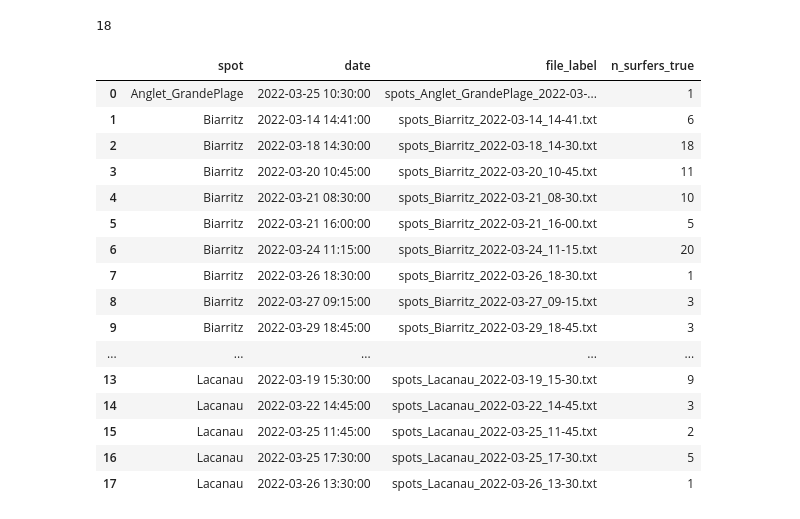
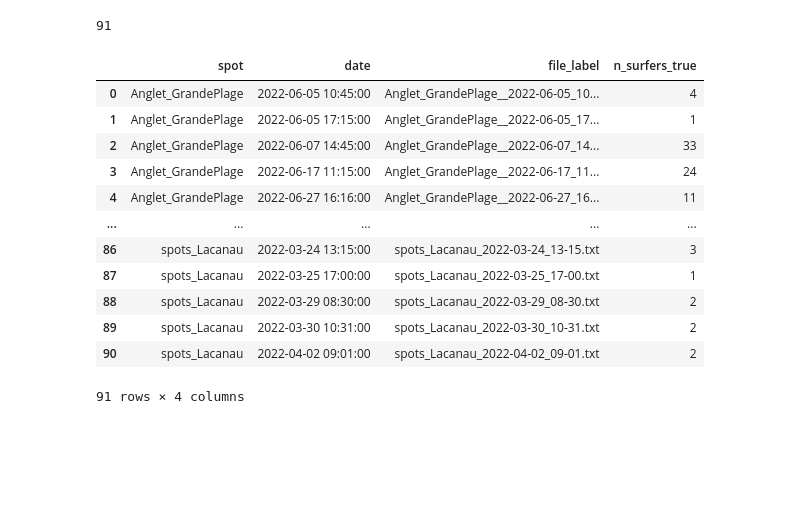
Before and after one commit to AlexandreNap/surf-crowd, a Jupyter notebook: surfers_detection/ntbk/predictions_results-yolo5.ipynb, the cells around one changed output. Saved outputs shown, nothing was run; the diff lists cells and outputs as text; code cells hidden in the pictures; blank space fills up the shorter version.

```diff
--- a/surfers_detection/ntbk/predictions_results-yolo5.ipynb
+++ b/surfers_detection/ntbk/predictions_results-yolo5.ipynb
@@ -36,39 +102,35 @@ fig.show()
 # %%
 labels_path = "data/splitted_images/annotated/labels/val"
 file_list = []
 for file in os.listdir(f"{labels_path}"):
     if file.endswith(".txt"):
         file_list.append(file)
 print(len(file_list))
 
 df2 = []
 for file in file_list:
-    df2.append({"spot": re.search(r'spots_(.*?)_2', file).group(1),
+    df2.append({"spot": re.search(r'(spots_(.*?)|(.*?))(_|__)2', file).group(1),
                "date": re.search(r'_(2.*?).txt', file).group(1),
                "file_label": file})
 df2 = pd.DataFrame(df2)
 df2["n_surfers_true"] = df2.file_label.apply(lambda x: len(open(f"{labels_path}/"+x).read().splitlines()))
 df2['date'] = pd.to_datetime(df2.date,format='%Y-%m-%d_%H-%M')
 df2
 # %% [output]
-18
+91
 |  | spot | date | file_label | n_surfers_true |
-| 0 | Anglet_GrandePlage | 2022-03-25 10:30:00 | spots_Anglet_GrandePlage_2022-03-... | 1 |
-| 1 | Biarritz | 2022-03-14 14:41:00 | spots_Biarritz_2022-03-14_14-41.txt | 6 |
-| 2 | Biarritz | 2022-03-18 14:30:00 | spots_Biarritz_2022-03-18_14-30.txt | 18 |
-| 3 | Biarritz | 2022-03-20 10:45:00 | spots_Biarritz_2022-03-20_10-45.txt | 11 |
-| 4 | Biarritz | 2022-03-21 08:30:00 | spots_Biarritz_2022-03-21_08-30.txt | 10 |
-| 5 | Biarritz | 2022-03-21 16:00:00 | spots_Biarritz_2022-03-21_16-00.txt | 5 |
-| 6 | Biarritz | 2022-03-24 11:15:00 | spots_Biarritz_2022-03-24_11-15.txt | 20 |
-| 7 | Biarritz | 2022-03-26 18:30:00 | spots_Biarritz_2022-03-26_18-30.txt | 1 |
-| 8 | Biarritz | 2022-03-27 09:15:00 | spots_Biarritz_2022-03-27_09-15.txt | 3 |
-| 9 | Biarritz | 2022-03-29 18:45:00 | spots_Biarritz_2022-03-29_18-45.txt | 3 |
+| 0 | Anglet_GrandePlage | 2022-06-05 10:45:00 | Anglet_GrandePlage__2022-06-05_10... | 4 |
+| 1 | Anglet_GrandePlage | 2022-06-05 17:15:00 | Anglet_GrandePlage__2022-06-05_17... | 1 |
+| 2 | Anglet_GrandePlage | 2022-06-07 14:45:00 | Anglet_GrandePlage__2022-06-07_14... | 33 |
+| 3 | Anglet_GrandePlage | 2022-06-17 11:15:00 | Anglet_GrandePlage__2022-06-17_11... | 24 |
+| 4 | Anglet_GrandePlage | 2022-06-27 16:16:00 | Anglet_GrandePlage__2022-06-27_16... | 11 |
 | ... | ... | ... | ... | ... |
-| 13 | Lacanau | 2022-03-19 15:30:00 | spots_Lacanau_2022-03-19_15-30.txt | 9 |
-| 14 | Lacanau | 2022-03-22 14:45:00 | spots_Lacanau_2022-03-22_14-45.txt | 3 |
-| 15 | Lacanau | 2022-03-25 11:45:00 | spots_Lacanau_2022-03-25_11-45.txt | 2 |
-| 16 | Lacanau | 2022-03-25 17:30:00 | spots_Lacanau_2022-03-25_17-30.txt | 5 |
-| 17 | Lacanau | 2022-03-26 13:30:00 | spots_Lacanau_2022-03-26_13-30.txt | 1 |
+| 86 | spots_Lacanau | 2022-03-24 13:15:00 | spots_Lacanau_2022-03-24_13-15.txt | 3 |
+| 87 | spots_Lacanau | 2022-03-25 17:00:00 | spots_Lacanau_2022-03-25_17-00.txt | 1 |
+| 88 | spots_Lacanau | 2022-03-29 08:30:00 | spots_Lacanau_2022-03-29_08-30.txt | 2 |
+| 89 | spots_Lacanau | 2022-03-30 10:31:00 | spots_Lacanau_2022-03-30_10-31.txt | 2 |
+| 90 | spots_Lacanau | 2022-04-02 09:01:00 | spots_Lacanau_2022-04-02_09-01.txt | 2 |
+91 rows × 4 columns
 # %%
 df2 = df.merge(df2, on=["spot", "date"])
 # %%
```
Also changed, not shown: parts of 14 cells of this notebook, 4 other files.
